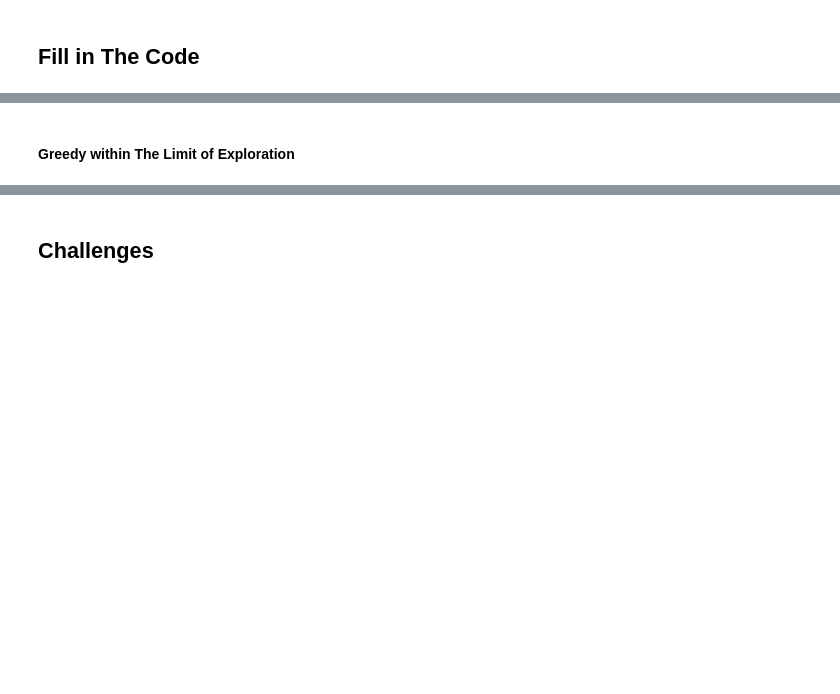
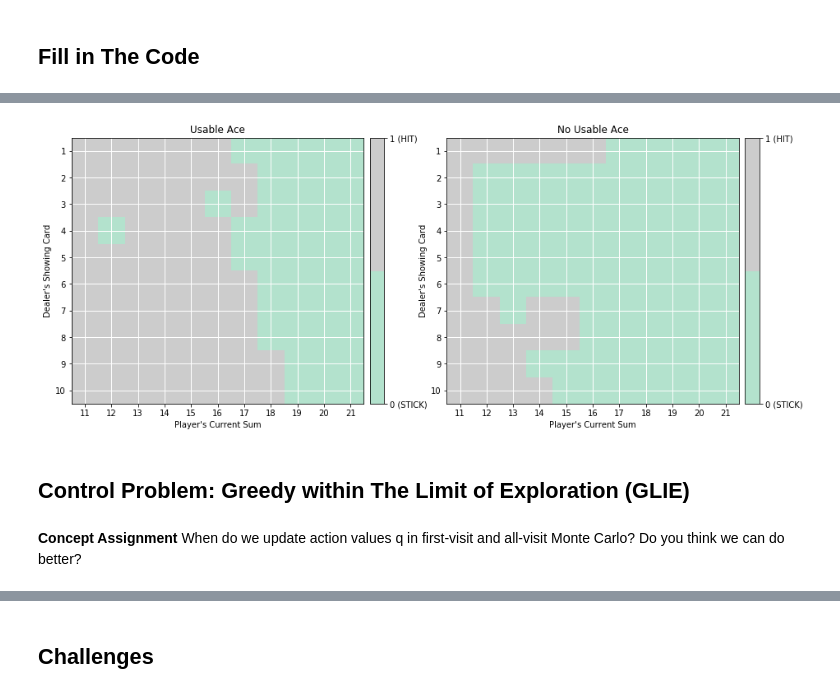
Before and after one commit to Datatouille/rl-workshop, a Jupyter notebook: session2.ipynb, the cells around one changed output, grey strips where cells are left out. Cells and saved outputs as stored; diff of their text form; code cells hidden in the pictures; blank space fills up the shorter version.

```diff
--- a/session2.ipynb
+++ b/session2.ipynb
@@ -357,2 +470,8 @@ Actions: ['U' 'L' 'D' 'R']
+# %%
+plot_policy(a.policy)
+# %% [output]
+[figure, added]
 # %% [markdown]
-#### Greedy within The Limit of Exploration
+## Control Problem: Greedy within The Limit of Exploration (GLIE)
+# %% [markdown]
+**Concept Assignment** When do we update action values q in first-visit and all-visit Monte Carlo? Do you think we can do better?
```
Also changed, not shown: parts of 82 cells of this notebook, 8 other files.
